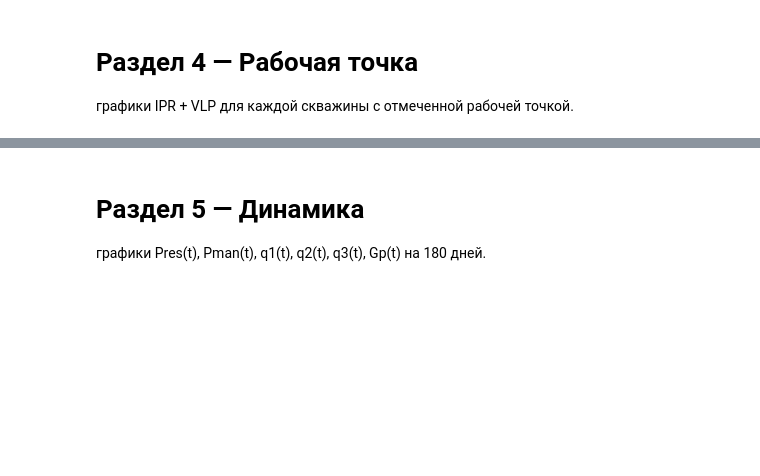
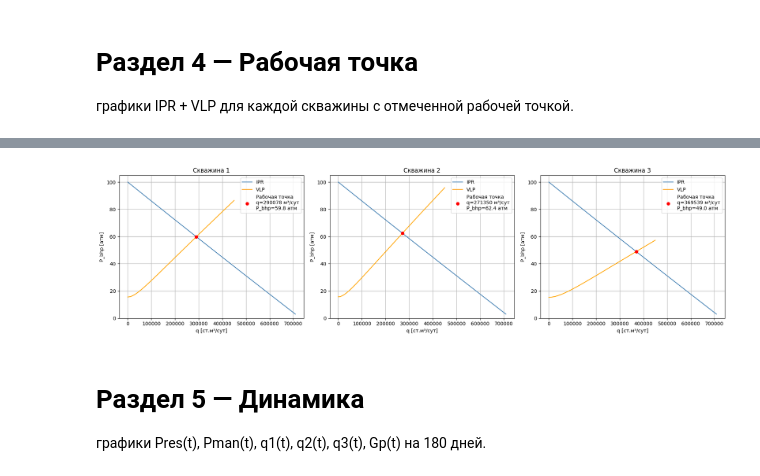
Before and after one commit to luismhpz95/gas_field_simulator, a Jupyter notebook: курсовая.ipynb, the cells around one changed output, grey strips where cells are left out. Saved outputs shown, nothing was run; the diff lists cells and outputs as text; code cells hidden in the pictures; blank space fills up the shorter version.

```diff
--- a/курсовая.ipynb
+++ b/курсовая.ipynb
@@ -213,3 +155,62 @@ plt.show()
+# %%
+P_bhp_range = np.linspace(3, P0, 200)
+q_range     = np.linspace(0, 450000, 200)
+
+# Скважина 1
+P_man_1     = states_0['well_1'].P_out
+q_sol_1     = states_0['well_1'].q_std
+P_bhp_sol_1 = states_0['well_1'].P_in
+
+q_ipr_1     = [well_1.q(P0, Pb) for Pb in P_bhp_range]
+P_bhp_vlp_1 = [simulate.calc_P_bhp(well_1, P_man_1, q)[0] for q in q_range]
+
+# Скважина 2
+P_man_2     = states_0['well_2'].P_out
+q_sol_2     = states_0['well_2'].q_std
+P_bhp_sol_2 = states_0['well_2'].P_in
+
+q_ipr_2     = [well_2.q(P0, Pb) for Pb in P_bhp_range]
+P_bhp_vlp_2 = [simulate.calc_P_bhp(well_2, P_man_2, q)[0] for q in q_range]
+
+# Скважина 3
+P_man_3     = states_0['well_3'].P_out
+q_sol_3     = states_0['well_3'].q_std
+P_bhp_sol_3 = states_0['well_3'].P_in
+
+q_ipr_3     = [well_3.q(P0, Pb) for Pb in P_bhp_range]
+P_bhp_vlp_3 = [simulate.calc_P_bhp(well_3, P_man_3, q)[0] for q in q_range]
+
+#Графики
+fig, axes = plt.subplots(1, 3, figsize=(18, 5))
+
+axes[0].plot(q_ipr_1, P_bhp_range, label='IPR', color='steelblue')
+axes[0].plot(q_range, P_bhp_vlp_1, label='VLP', color='orange')
+axes[0].scatter([q_sol_1], [P_bhp_sol_1], color='red', zorder=5,
+                label=f'Рабочая точка\nq={q_sol_1:.0f} м³/сут\nP_bhp={P_bhp_sol_1:.1f} атм')
+axes[0].set(title='Скважина 1', xlabel='q [ст.м³/сут]', ylabel='P_bhp [атм]')
+axes[0].set_ylim(bottom=0)
+axes[0].legend()
+
+axes[1].plot(q_ipr_2, P_bhp_range, label='IPR', color='steelblue')
+axes[1].plot(q_range, P_bhp_vlp_2, label='VLP', color='orange')
+axes[1].scatter([q_sol_2], [P_bhp_sol_2], color='red', zorder=5,
+                label=f'Рабочая точка\nq={q_sol_2:.0f} м³/сут\nP_bhp={P_bhp_sol_2:.1f} атм')
+axes[1].set(title='Скважина 2', xlabel='q [ст.м³/сут]', ylabel='P_bhp [атм]')
+axes[1].set_ylim(bottom=0)
+axes[1].legend()
+
+axes[2].plot(q_ipr_3, P_bhp_range, label='IPR', color='steelblue')
+axes[2].plot(q_range, P_bhp_vlp_3, label='VLP', color='orange')
+axes[2].scatter([q_sol_3], [P_bhp_sol_3], color='red', zorder=5,
+                label=f'Рабочая точка\nq={q_sol_3:.0f} м³/сут\nP_bhp={P_bhp_sol_3:.1f} атм')
+axes[2].set(title='Скважина 3', xlabel='q [ст.м³/сут]', ylabel='P_bhp [атм]')
+axes[2].set_ylim(bottom=0)
+axes[2].legend()
+
+plt.tight_layout()
+plt.show()
+# %% [output]
+[figure, added]
 # %% [markdown]
 # Раздел 5 — Динамика
 
```
Also changed, not shown: parts of 12 cells of this notebook.
